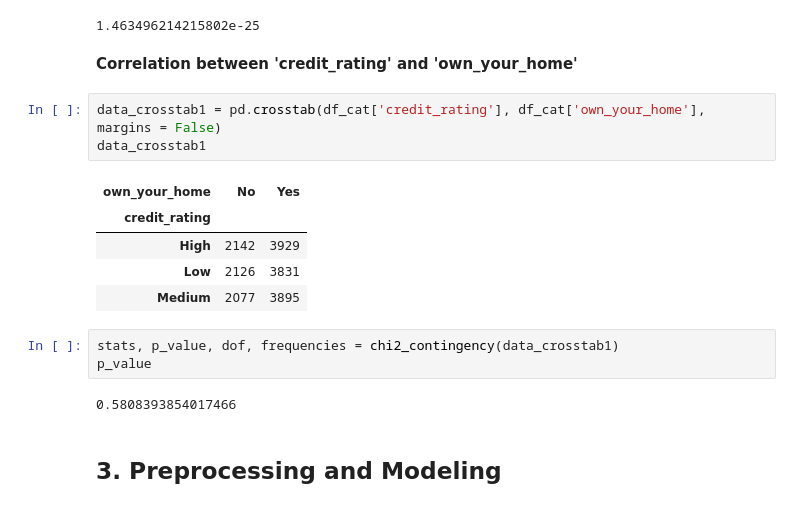
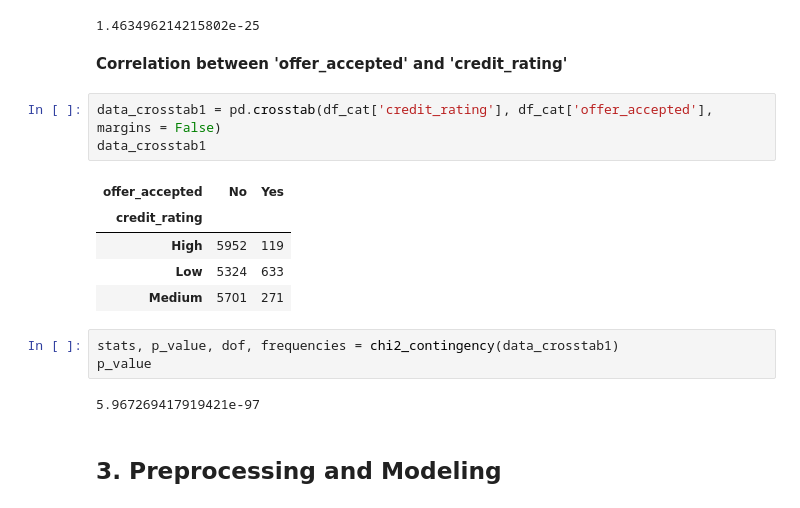
Before and after one commit to diebland/Project-Mid-Term, a Jupyter notebook: Classification_Project.ipynb, the cells around one changed output. Drawn from its saved outputs; the diff is of its cells as text.

```diff
--- a/Classification_Project.ipynb
+++ b/Classification_Project.ipynb
@@ -384,21 +376,21 @@ p_value
 # %% [output]
 1.463496214215802e-25
 # %% [markdown]
-**Correlation between 'credit_rating' and 'own_your_home'**
+**Correlation between 'offer_accepted' and 'credit_rating'**
 # %%
-data_crosstab1 = pd.crosstab(df_cat['credit_rating'], df_cat['own_your_home'], margins = False)
+data_crosstab1 = pd.crosstab(df_cat['credit_rating'], df_cat['offer_accepted'], margins = False)
 data_crosstab1
 # %% [output]
-| own_your_home | No | Yes |
+| offer_accepted | No | Yes |
 | credit_rating |  |  |
-| High | 2142 | 3929 |
-| Low | 2126 | 3831 |
-| Medium | 2077 | 3895 |
+| High | 5952 | 119 |
+| Low | 5324 | 633 |
+| Medium | 5701 | 271 |
 # %%
 stats, p_value, dof, frequencies = chi2_contingency(data_crosstab1)
 p_value
 # %% [output]
-0.5808393854017466
+5.967269417919421e-97
 # %% [markdown]
 ## 3. Preprocessing and Modeling
 # %% [markdown]
```
Also changed, not shown: parts of 25 cells of this notebook, 1 other file.
